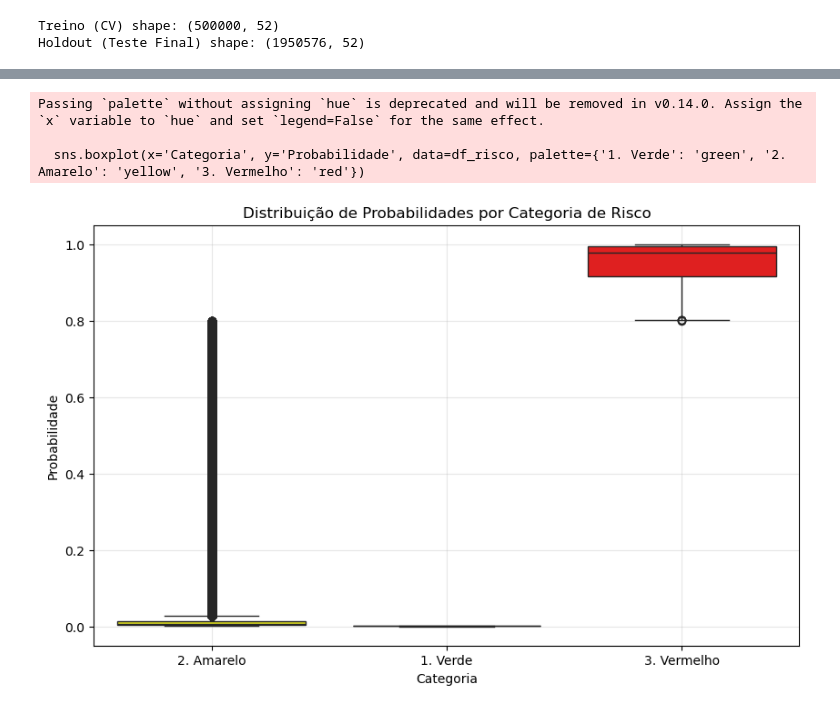
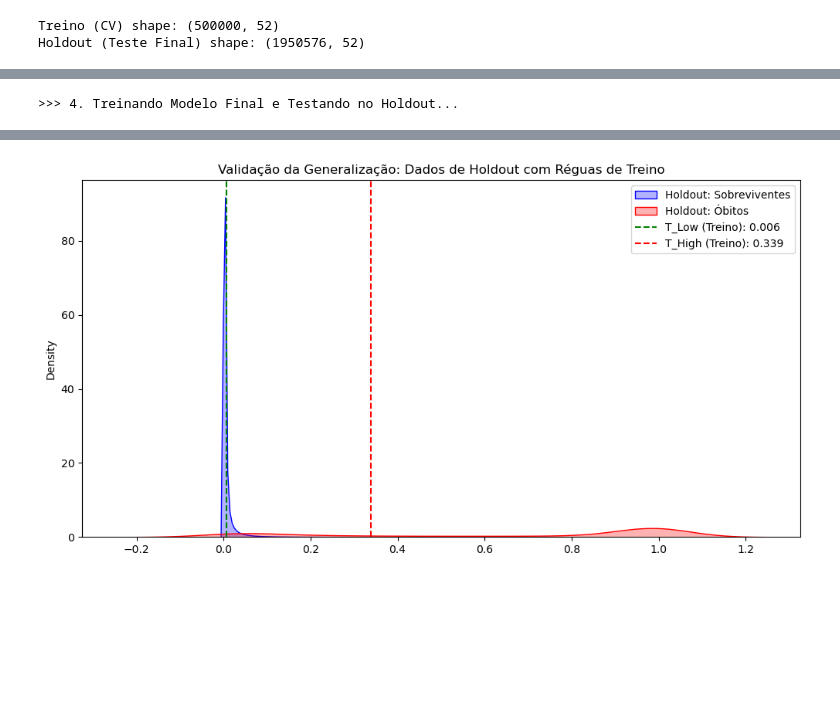
Before and after one commit to Aderson-da-Silva/dengue, a Jupyter notebook: predicao.ipynb, the cells around one changed output, grey strips where cells are left out. Saved outputs shown, nothing was run; the diff lists cells and outputs as text; code cells hidden in the pictures; blank space fills up the shorter version.

```diff
--- a/predicao.ipynb
+++ b/predicao.ipynb
@@ -217,29 +154,50 @@ Limites Definidos:
+# %%
+print("\n>>> 4. Treinando Modelo Final e Testando no Holdout...")
+
+dtrain_full = lgb.Dataset(X, label=y)
+final_model = lgb.train(params, dtrain_full, num_boost_round=600)
+# %% [output]
+>>> 4. Treinando Modelo Final e Testando no Holdout...
+# %%
+# Previsão no Holdout (Nunca visto, nem para definir threshold)
+y_proba_holdout = final_model.predict(X_holdout)
+
+# Aplicar os thresholds definidos no passo 3
+conditions = [
+    (y_proba_holdout < t_low),
+    (y_proba_holdout >= t_low) & (y_proba_holdout < t_high),
+    (y_proba_holdout >= t_high)
+]
+choices = ['1. Verde', '2. Amarelo', '3. Vermelho']
+df_val['Risco'] = np.select(conditions, choices, default='Erro')
 # %%
-crosstab = pd.crosstab(df_risco['Categoria'], df_risco['Real'].map({0: 'Sobreviveu', 1: 'Óbito'}))
-crosstab['Total'] = crosstab.sum(axis=1)
-crosstab['Taxa de Letalidade (%)'] = (crosstab['Óbito'] / crosstab['Total']) * 100
+resumo = pd.crosstab(df_val['Risco'], df_val[target].map({0: 'Vivos', 1: 'Óbitos'}))
+resumo = resumo.reindex(['1. Verde', '2. Amarelo', '3. Vermelho'])
+resumo['Total'] = resumo.sum(axis=1)
+resumo['%_dos_Obitos_Reais'] = (resumo['Óbitos'] / resumo['Óbitos'].sum()) * 100
 
-print("\n=== Matriz de Estratificação de Risco ===")
-print(crosstab)
+print("\n>>> PERFORMANCE REAL (Holdout com Thresholds do Treino) <<<")
+print(resumo)
 
-# --- 4. VISUALIZAÇÃO COM BOXPLOT ---
-plt.figure(figsize=(10, 6))
-sns.boxplot(x='Categoria', y='Probabilidade', data=df_risco, palette={'1. Verde': 'green', '2. Amarelo': 'yellow', '3. Vermelho': 'red'})
-plt.title('Distribuição de Probabilidades por Categoria de Risco')
-plt.grid(True, alpha=0.3)
+# Verificação de Recall no Holdout (Será que manteve 99%?)
+obitos_total = resumo['Óbitos'].sum()
+obitos_pegos = resumo.loc[['2. Amarelo', '3. Vermelho'], 'Óbitos'].sum()
+recall_real = obitos_pegos / obitos_total
+
+print(f"\nRecall Real Atingido: {recall_real:.2%}")
+if recall_real < target_recall:
+    print(f"Nota: O Recall caiu um pouco ({target_recall*100}% -> {recall_real*100:.2f}%) devido à mudança de distribuição Treino->Teste.")
+    print("      Na prática, você pode baixar o T_LOW manualmente por uma margem de segurança (ex: t_low * 0.9).")
+else:
+    print("Sucesso: A generalização das zonas de risco funcionou perfeitamente.")
+
+# Visualização
+plt.figure(figsize=(12, 6))
+sns.kdeplot(y_proba_holdout[y_holdout == 0], fill=True, color='blue', alpha=0.3, label='Holdout: Sobreviventes')
+sns.kdeplot(y_proba_holdout[y_holdout == 1], fill=True, color='red', alpha=0.3, label='Holdout: Óbitos')
+plt.axvline(t_low, color='green', linestyle='--', label=f'T_Low (Treino): {t_low:.3f}')
+plt.axvline(t_high, color='red', linestyle='--', label=f'T_High (Treino): {t_high:.3f}')
+plt.title('Validação da Generalização: Dados de Holdout com Réguas de Treino')
+plt.legend()
 plt.show()
-
-# --- 5. RESUMO EXECUTIVO ---
-total_obitos = crosstab['Óbito'].sum()
-obitos_verde = crosstab.loc['1. Verde', 'Óbito'] if '1. Verde' in crosstab.index else 0
-obitos_detectados = total_obitos - obitos_verde
-
-print("\n=== Resumo para Gestão ===")
-print(f"Total de Óbitos Reais: {total_obitos}")
-print(f"Óbitos na Zona Verde (Erro do Modelo): {obitos_verde} ({(obitos_verde/total_obitos)*100:.2f}% dos óbitos)")
-print(f"Óbitos Detectados (Amarelo + Vermelho): {obitos_detectados} ({(obitos_detectados/total_obitos)*100:.2f}% dos óbitos)")
-print("\nSignificado Prático:")
-print("- VERDE: Alta confiabilidade de alta. Pode ir para casa com orientações.")
-print("- AMARELO: Zona de incerteza. Requer exames complementares/observação (Maioria dos Falsos Positivos está aqui).")
-print("- VERMELHO: Ação imediata. Altíssima probabilidade de óbito.")
 # %% [output]
@@ -252,4 +213 @@ Categoria
-Passing `palette` without assigning `hue` is deprecated and will be removed in v0.14.0. Assign the `x` variable to `hue` and set `legend=False` for the same effect.
-
-  sns.boxplot(x='Categoria', y='Probabilidade', data=df_risco, palette={'1. Verde': 'green', '2. Amarelo': 'yellow', '3. Vermelho': 'red'})
-[figure, old version]
+[figure, new version]
```
Also changed, not shown: parts of 6 cells of this notebook.
